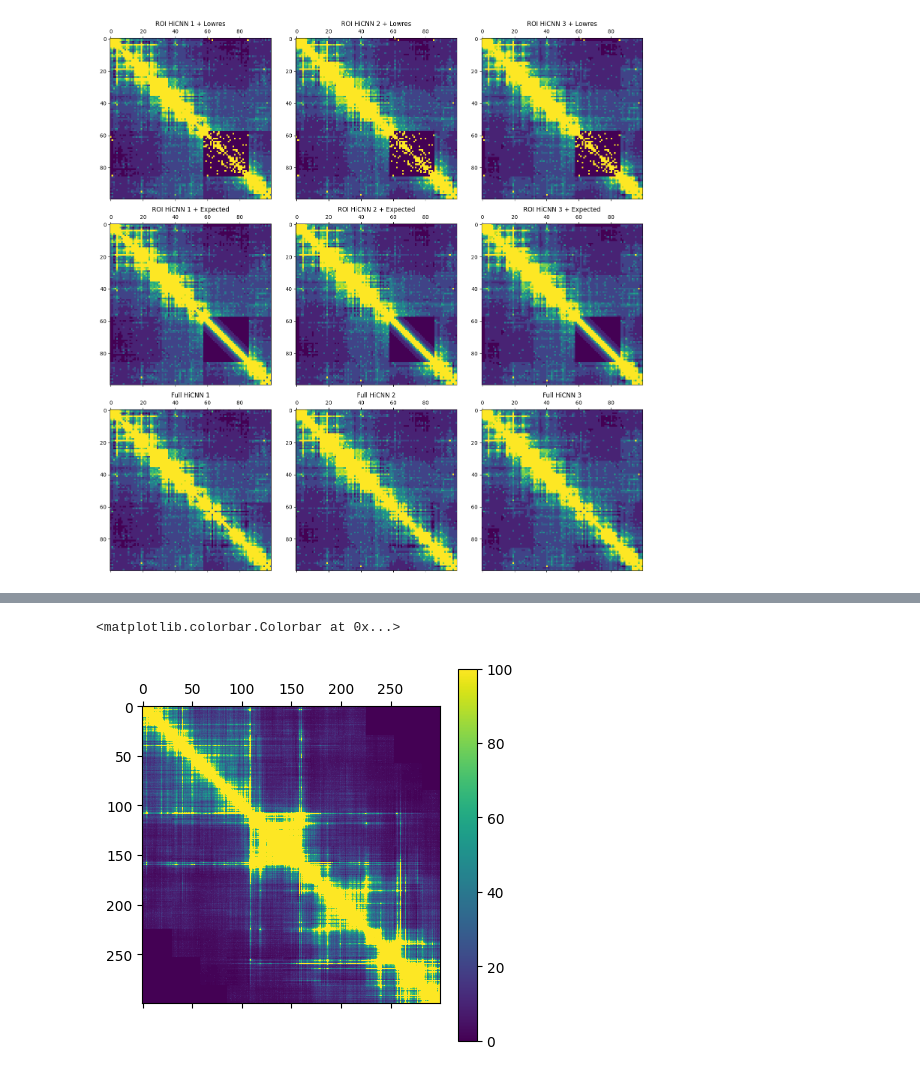
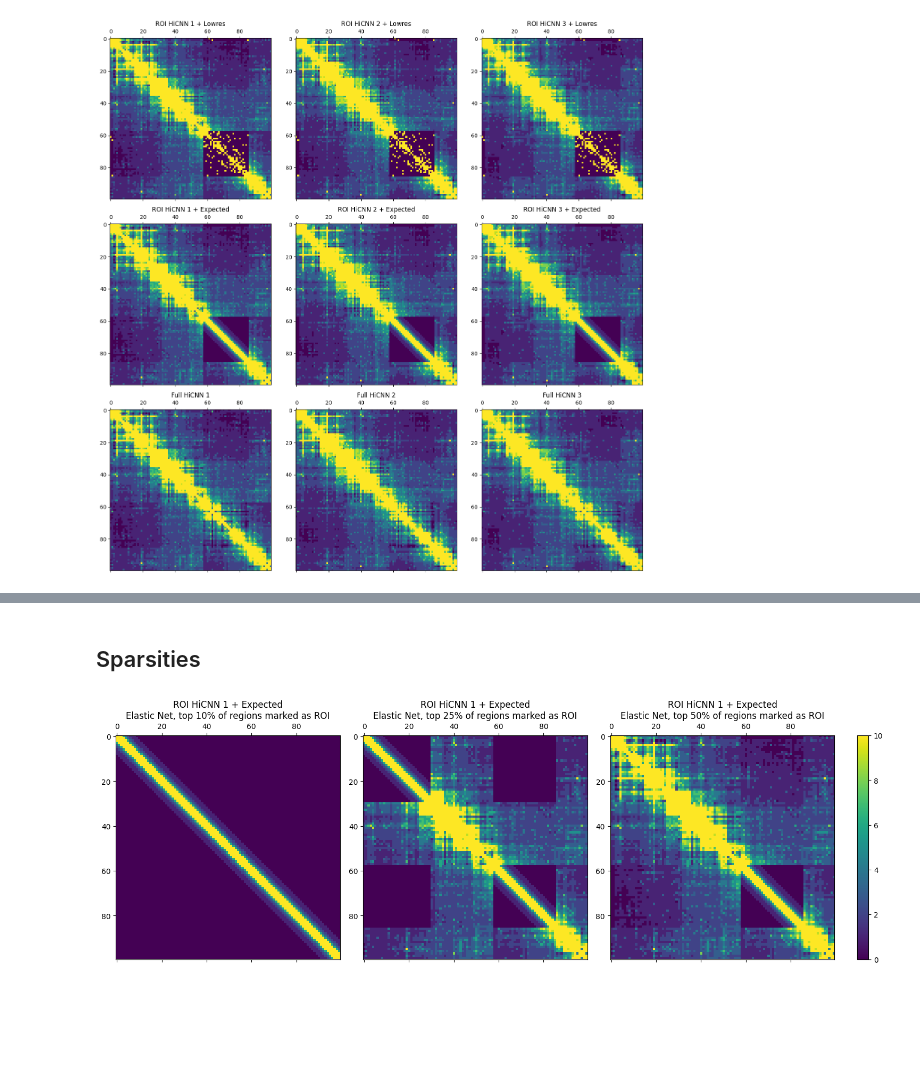
Before and after one commit to amulyagarimella/fast-sequencing-AI-imputation, a Jupyter notebook: notebooks/visualize_results.ipynb, the cells around one changed output, grey strips where cells are left out. Drawn from its saved outputs; the diff is of its cells as text; code cells hidden in the pictures; blank space fills up the shorter version.

Commit message:
fig 11 sparsities

```diff
--- a/notebooks/visualize_results.ipynb
+++ b/notebooks/visualize_results.ipynb
@@ -154,6 +131,35 @@ plt.colorbar()
-# %%
-plt.matshow(clr_full.matrix(balance=False).fetch(f"chr21:{start_px*resol_bp}-{start_px*resol_bp+size_px*resol_bp}"), vmax=100)
-plt.colorbar()
-# %% [output]
-<matplotlib.colorbar.Colorbar at 0x...>
-[figure, removed]
+# %% [markdown]
+## Sparsities
+# %%
+clr_roi_expected_hicnn1_s10 = cooler.Cooler(data.filter(pl.col("Approach") == "ROI HiCNN + Expected").filter(pl.col("MODEL") == '1').filter(pl.col("ROI_METHOD") == "elasticnet").filter(pl.col("ROI_SPARSITY") == '0.1').select("path").unique().item() + "/21_predicted.cool")
+
+clr_roi_expected_hicnn1_s25 = cooler.Cooler(data.filter(pl.col("Approach") == "ROI HiCNN + Expected").filter(pl.col("MODEL") == '1').filter(pl.col("ROI_METHOD") == "elasticnet").filter(pl.col("ROI_SPARSITY") == '0.25').select("path").unique().item() + "/21_predicted.cool")
+
+clr_roi_expected_hicnn1_s50 = cooler.Cooler(data.filter(pl.col("Approach") == "ROI HiCNN + Expected").filter(pl.col("MODEL") == '1').filter(pl.col("ROI_METHOD") == "elasticnet").filter(pl.col("ROI_SPARSITY") == '0.5').select("path").unique().item() + "/21_predicted.cool")
+# %%
+fig = plt.figure(figsize=(15, 5))
+gs = gridspec.GridSpec(1, 4, width_ratios=[1, 1,1, 0.05])
+ax0 = plt.subplot(gs[0])
+ax1 = plt.subplot(gs[1])
+ax2 = plt.subplot(gs[2])
+
+# Plot matrices
+img0 = ax0.matshow(clr_roi_expected_hicnn1_s10.matrix(balance=False).fetch(f"chr21:{start_px*resol_bp}-{start_px*resol_bp+size_px*resol_bp}"), vmax=10)
+ax0.set_title("ROI HiCNN 1 + Expected\nElastic Net, top 10% of regions marked as ROI")
+
+img1 = ax1.matshow(clr_roi_expected_hicnn1_s25.matrix(balance=False).fetch(f"chr21:{start_px*resol_bp}-{start_px*resol_bp+size_px*resol_bp}"), vmax=10)
+ax1.set_title("ROI HiCNN 1 + Expected\nElastic Net, top 25% of regions marked as ROI")
+
+img2 = ax2.matshow(clr_roi_expected_hicnn1_s50.matrix(balance=False).fetch(f"chr21:{start_px*resol_bp}-{start_px*resol_bp+size_px*resol_bp}"), vmax=10)
+ax2.set_title("ROI HiCNN 1 + Expected\nElastic Net, top 50% of regions marked as ROI")
+
+# Add colorbar in its own subplot
+cbar_ax = plt.subplot(gs[3])
+fig.colorbar(img2, cax=cbar_ax)
+
+plt.tight_layout()
+os.makedirs("../figures/fig11", exist_ok=True)
+plt.savefig("../figures/fig11/roi_expected_hicnn1_s10_s25_s50_elasticnet.png")
+plt.show()
+# %% [output]
+[figure, added]
```
Also changed, not shown: parts of 9 cells of this notebook, 1 other file.
